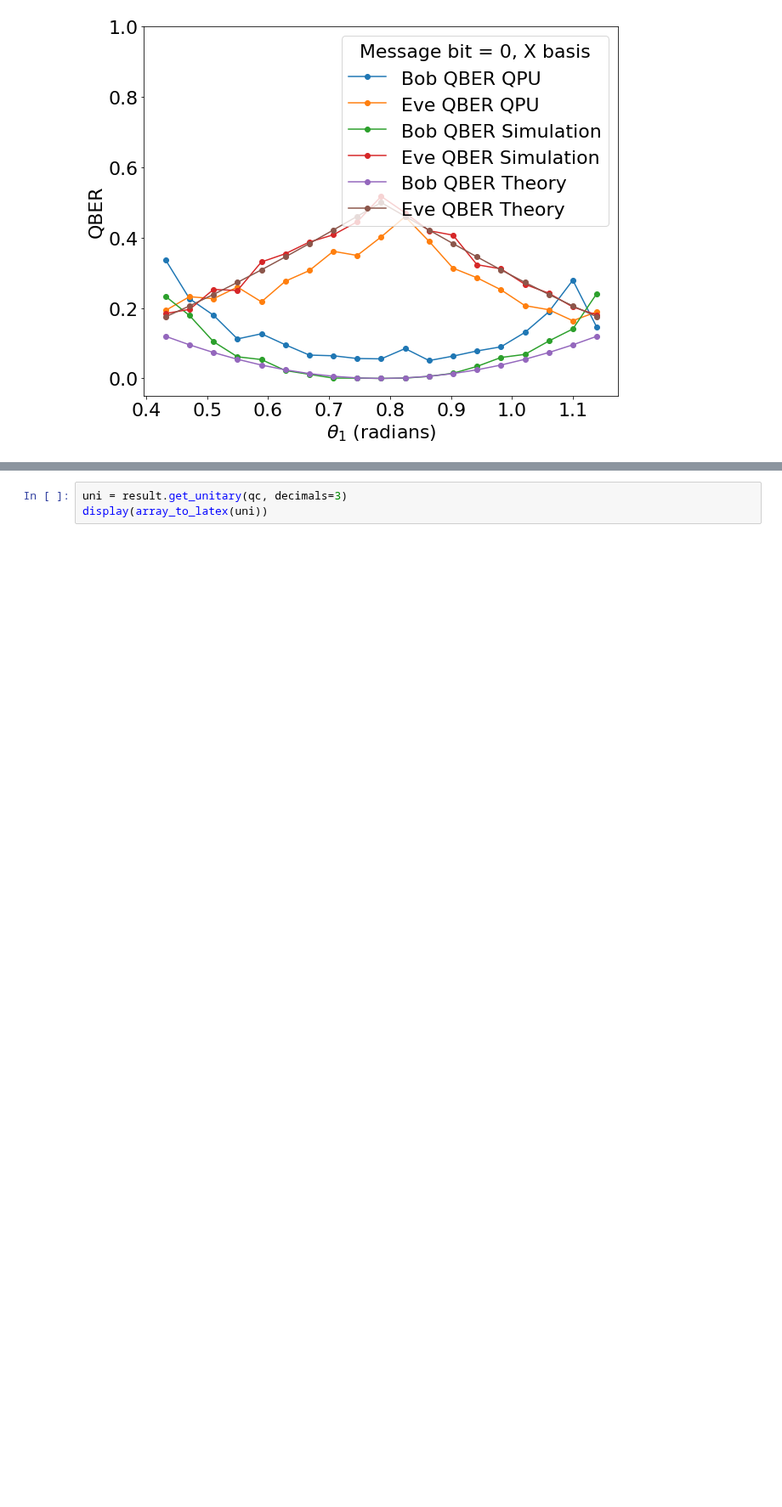
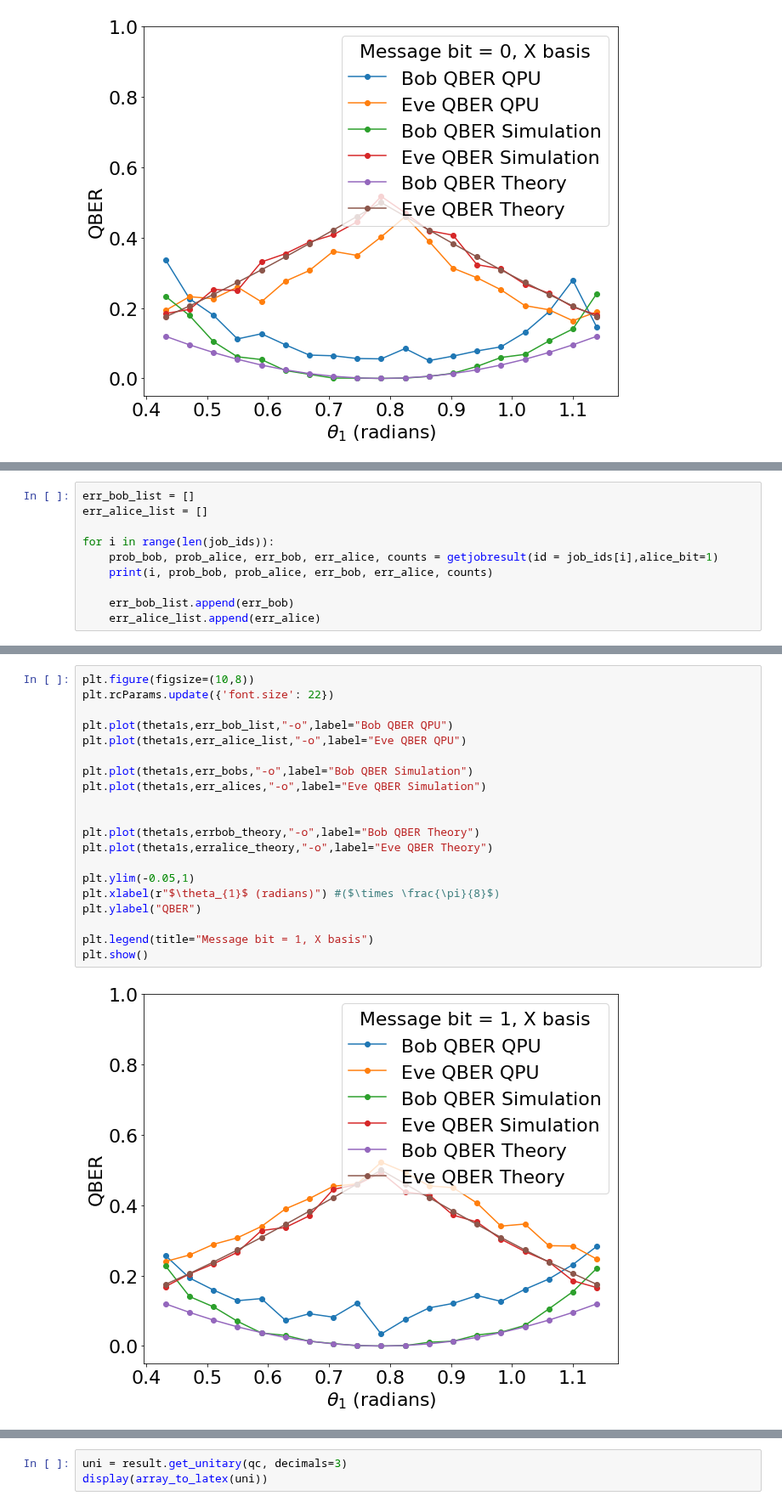
Before and after one commit to egrace479/QuForceBB84Proj, a Jupyter notebook: notebooks/ionq_implementation.ipynb, the cells around one changed output, grey strips where cells are left out. Shown at 85% size. Drawn from its saved outputs; the diff is of its cells as text; blank space fills up the shorter version.

```diff
--- a/notebooks/ionq_implementation.ipynb
+++ b/notebooks/ionq_implementation.ipynb
@@ -547,0 +679,10 @@ plt.show()
+# %%
+err_bob_list = []
+err_alice_list = []
+
+for i in range(len(job_ids)):
+    prob_bob, prob_alice, err_bob, err_alice, counts = getjobresult(id = job_ids[i],alice_bit=1)
+    print(i, prob_bob, prob_alice, err_bob, err_alice, counts)
+
+    err_bob_list.append(err_bob)
+    err_alice_list.append(err_alice)
@@ -547,0 +709,22 @@ plt.show()
+# %%
+plt.figure(figsize=(10,8))
+plt.rcParams.update({'font.size': 22})
+
+plt.plot(theta1s,err_bob_list,"-o",label="Bob QBER QPU")
+plt.plot(theta1s,err_alice_list,"-o",label="Eve QBER QPU")
+
+plt.plot(theta1s,err_bobs,"-o",label="Bob QBER Simulation")
+plt.plot(theta1s,err_alices,"-o",label="Eve QBER Simulation")
+
+
+plt.plot(theta1s,errbob_theory,"-o",label="Bob QBER Theory")
+plt.plot(theta1s,erralice_theory,"-o",label="Eve QBER Theory")
+
+plt.ylim(-0.05,1)
+plt.xlabel(r"$\theta_{1}$ (radians)") #($\times \frac{\pi}{8}$)
+plt.ylabel("QBER")
+
+plt.legend(title="Message bit = 1, X basis")
+plt.show()
+# %% [output]
+[figure, added]
```
Also changed, not shown: parts of 10 cells of this notebook.
